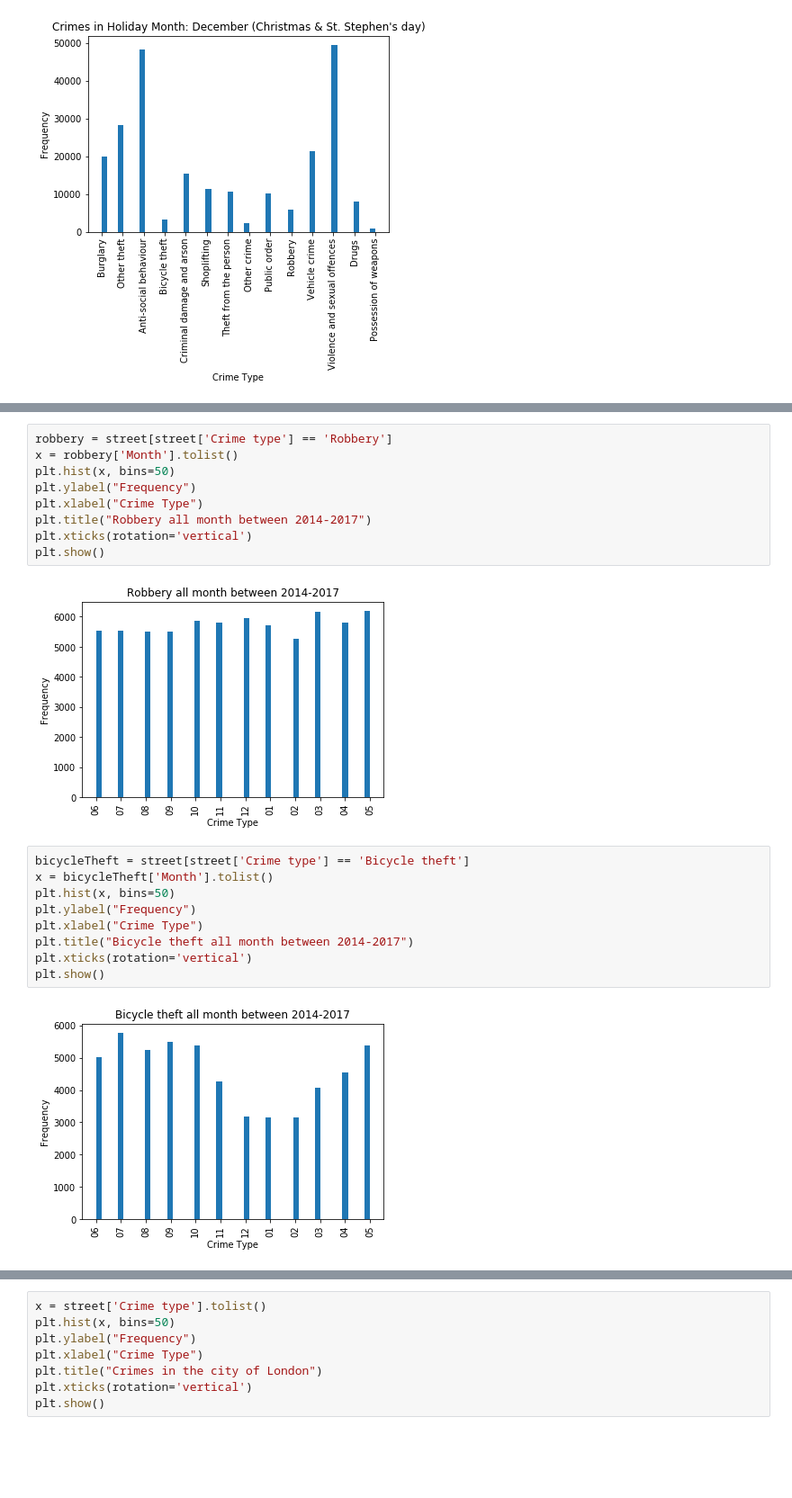
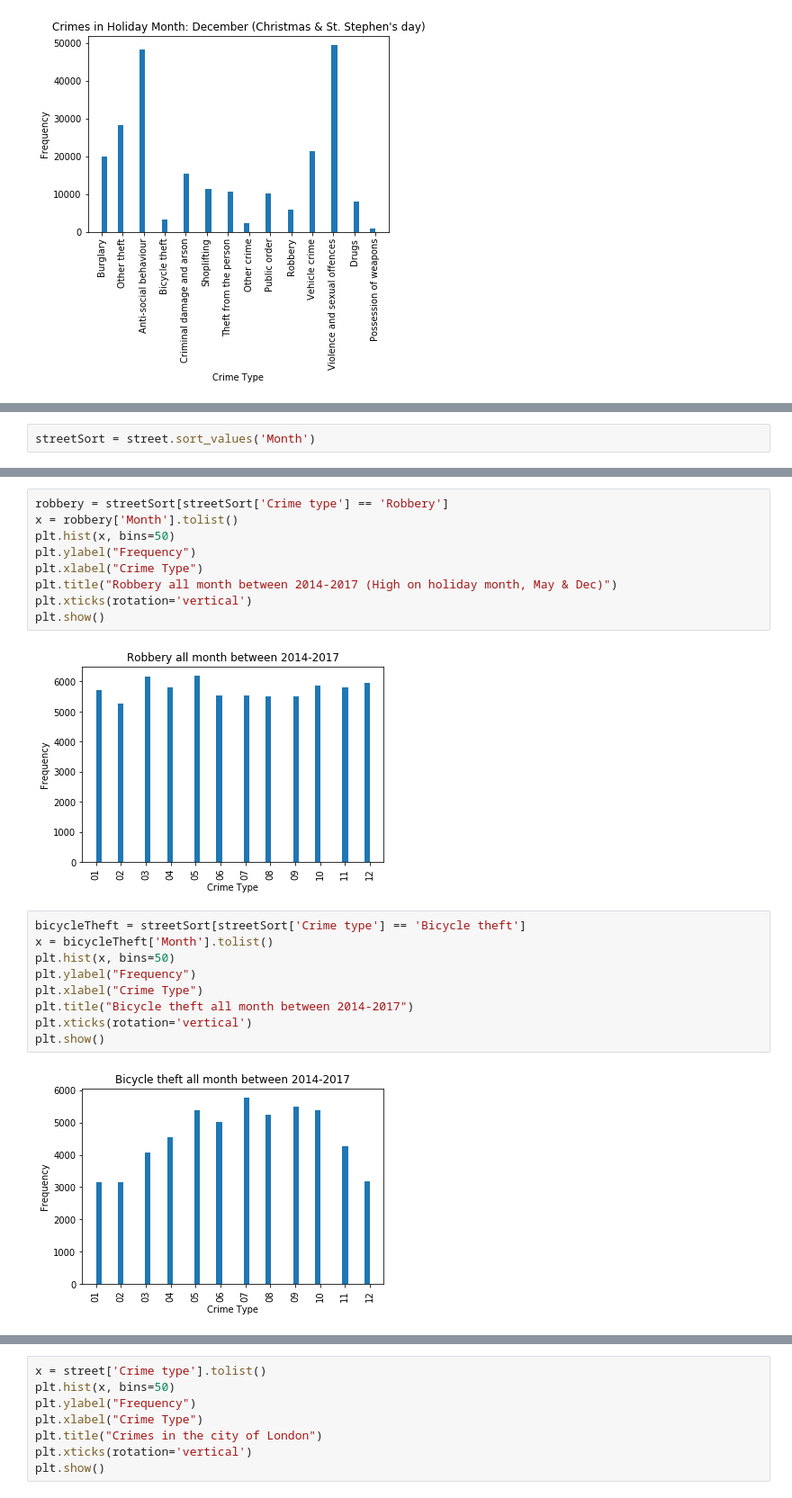
Before and after one commit to ToluAkin/improved-octo-dollop, a Jupyter notebook: capstone.ipynb, the cells around one changed output, grey strips where cells are left out. Shown at 90% size. Drawn from its saved outputs; the diff is of its cells as text; blank space fills up the shorter version.

```diff
--- a/capstone.ipynb
+++ b/capstone.ipynb
@@ -441,4 +441,6 @@ Bicycle theft                    54649
 Other crime                      29208
 Possession of weapons            12871
 Name: Crime type, dtype: int64
+# %%
+streetSort = street.sort_values('Month')
 # %%
@@ -553,23 +556,23 @@ plt.show()
 # %%
-robbery = street[street['Crime type'] == 'Robbery']
+robbery = streetSort[streetSort['Crime type'] == 'Robbery']
 x = robbery['Month'].tolist()
 plt.hist(x, bins=50)
 plt.ylabel("Frequency")
 plt.xlabel("Crime Type")
-plt.title("Robbery all month between 2014-2017")
+plt.title("Robbery all month between 2014-2017 (High on holiday month, May & Dec)")
 plt.xticks(rotation='vertical')
 plt.show()
 # %% [output]
-[figure, old version]
+[figure, new version]
 # %%
-bicycleTheft = street[street['Crime type'] == 'Bicycle theft']
+bicycleTheft = streetSort[streetSort['Crime type'] == 'Bicycle theft']
 x = bicycleTheft['Month'].tolist()
 plt.hist(x, bins=50)
 plt.ylabel("Frequency")
 plt.xlabel("Crime Type")
 plt.title("Bicycle theft all month between 2014-2017")
 plt.xticks(rotation='vertical')
 plt.show()
 # %% [output]
-[figure, old version]
+[figure, new version]
 # %%
```
Also changed, not shown: parts of 19 cells of this notebook.
